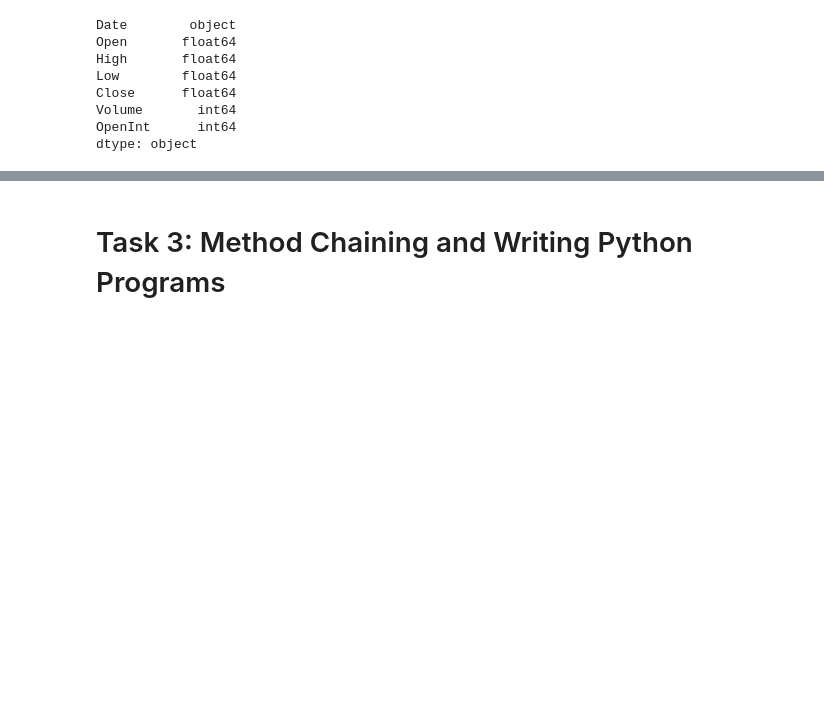
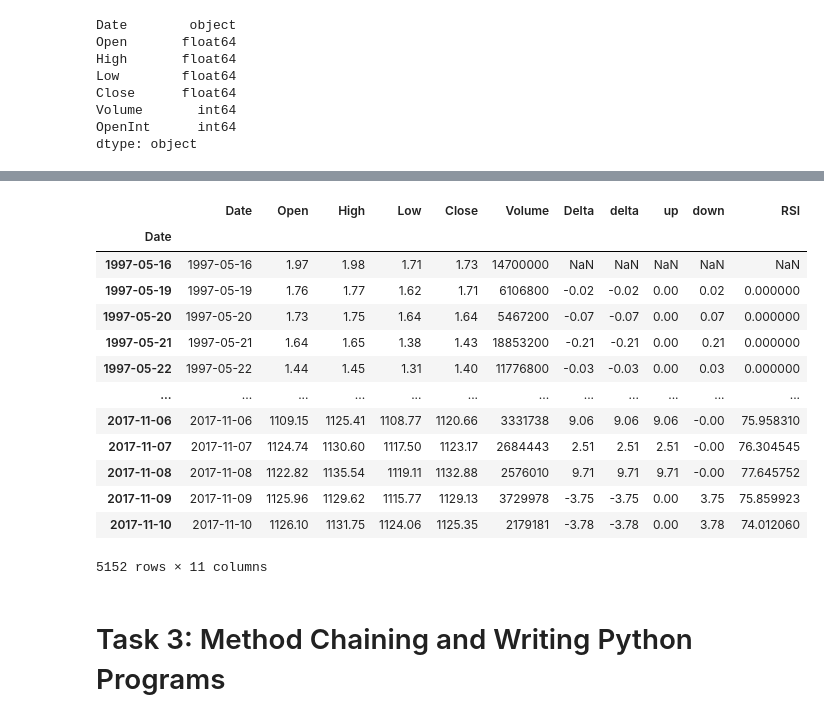
Before and after one commit to ubco-W2021T1-data301/project-group21-project, a Jupyter notebook: notebooks/analysis2.ipynb, the cells around one changed output, grey strips where cells are left out. Saved outputs shown, nothing was run; the diff lists cells and outputs as text; code cells hidden in the pictures; blank space fills up the shorter version.

```diff
--- a/notebooks/analysis2.ipynb
+++ b/notebooks/analysis2.ipynb
@@ -160,4 +162,33 @@ amzn_cleaned
 5152 rows × 6 columns
+# %%
+amzn_rsi = amzn_cleaned
+delta = amzn_rsi['Close'].diff()
+up = delta.clip(lower=0)
+down = -1*delta.clip(upper=0)
+
+ema_up = up.ewm(com=13, adjust=False).mean()
+ema_down = down.ewm(com=13, adjust=False).mean()
+
+rs = ema_up/ema_down
+
+amzn_rsi['RSI'] = 100 - (100/(1+rs))
+analysis2_amzn_RSI = amzn_rsi
+analysis2_amzn_RSI
+# %% [output]
+|  | Date | Open | High | Low | Close | Volume | Delta | delta | up | down | RSI |
+| Date |  |  |  |  |  |  |  |  |  |  |  |
+| 1997-05-16 | 1997-05-16 | 1.97 | 1.98 | 1.71 | 1.73 | 14700000 | NaN | NaN | NaN | NaN | NaN |
+| 1997-05-19 | 1997-05-19 | 1.76 | 1.77 | 1.62 | 1.71 | 6106800 | -0.02 | -0.02 | 0.00 | 0.02 | 0.000000 |
+| 1997-05-20 | 1997-05-20 | 1.73 | 1.75 | 1.64 | 1.64 | 5467200 | -0.07 | -0.07 | 0.00 | 0.07 | 0.000000 |
+| 1997-05-21 | 1997-05-21 | 1.64 | 1.65 | 1.38 | 1.43 | 18853200 | -0.21 | -0.21 | 0.00 | 0.21 | 0.000000 |
+| 1997-05-22 | 1997-05-22 | 1.44 | 1.45 | 1.31 | 1.40 | 11776800 | -0.03 | -0.03 | 0.00 | 0.03 | 0.000000 |
+| ... | ... | ... | ... | ... | ... | ... | ... | ... | ... | ... | ... |
+| 2017-11-06 | 2017-11-06 | 1109.15 | 1125.41 | 1108.77 | 1120.66 | 3331738 | 9.06 | 9.06 | 9.06 | -0.00 | 75.958310 |
+| 2017-11-07 | 2017-11-07 | 1124.74 | 1130.60 | 1117.50 | 1123.17 | 2684443 | 2.51 | 2.51 | 2.51 | -0.00 | 76.304545 |
+| 2017-11-08 | 2017-11-08 | 1122.82 | 1135.54 | 1119.11 | 1132.88 | 2576010 | 9.71 | 9.71 | 9.71 | -0.00 | 77.645752 |
+| 2017-11-09 | 2017-11-09 | 1125.96 | 1129.62 | 1115.77 | 1129.13 | 3729978 | -3.75 | -3.75 | 0.00 | 3.75 | 75.859923 |
+| 2017-11-10 | 2017-11-10 | 1126.10 | 1131.75 | 1124.06 | 1125.35 | 2179181 | -3.78 | -3.78 | 0.00 | 3.78 | 74.012060 |
+5152 rows × 11 columns
 # %% [markdown]
 # Task 3: Method Chaining and Writing Python Programs
 # %%
```
Also changed, not shown: parts of 2 cells of this notebook, 4 other files.
